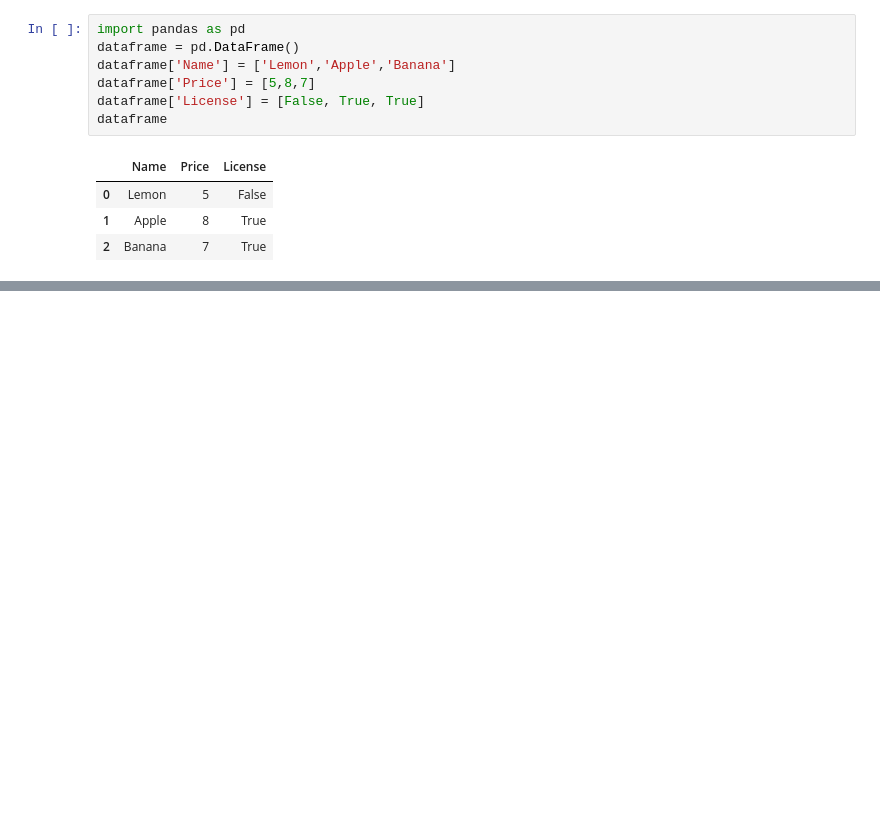
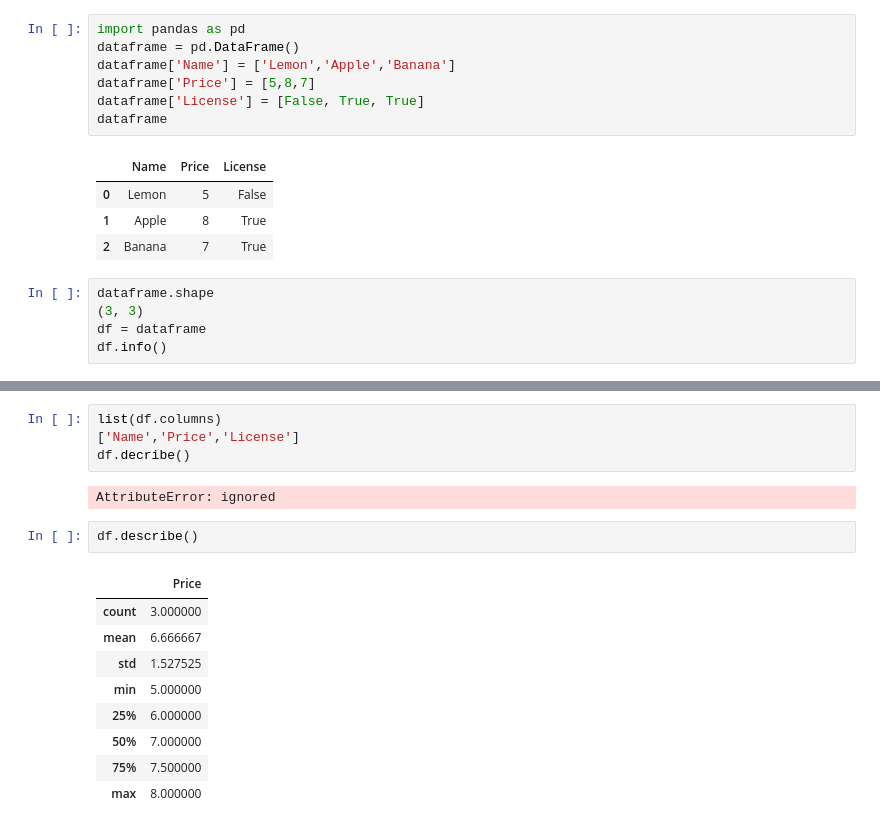
Before and after one commit to HoDoDuyDung/Colab_Code, a Jupyter notebook: AI_W3_18_02_23.ipynb, the cells around one changed output, grey strips where cells are left out. Cells and saved outputs as stored; diff of their text form; blank space fills up the shorter version.

```diff
--- a/AI_W3_18_02_23.ipynb
+++ b/AI_W3_18_02_23.ipynb
@@ -12,3 +12,8 @@ dataframe
 | 0 | Lemon | 5 | False |
 | 1 | Apple | 8 | True |
 | 2 | Banana | 7 | True |
+# %%
+dataframe.shape
+(3, 3)
+df = dataframe
+df.info()
@@ -14,0 +31,18 @@ dataframe
+# %%
+list(df.columns)
+['Name','Price','License']
+df.decribe()
+# %% [output]
+AttributeError: ignored
+# %%
+df.describe()
+# %% [output]
+|  | Price |
+| count | 3.000000 |
+| mean | 6.666667 |
+| std | 1.527525 |
+| min | 5.000000 |
+| 25% | 6.000000 |
+| 50% | 7.000000 |
+| 75% | 7.500000 |
+| max | 8.000000 |
```
Also changed, not shown: parts of 21 cells of this notebook.
